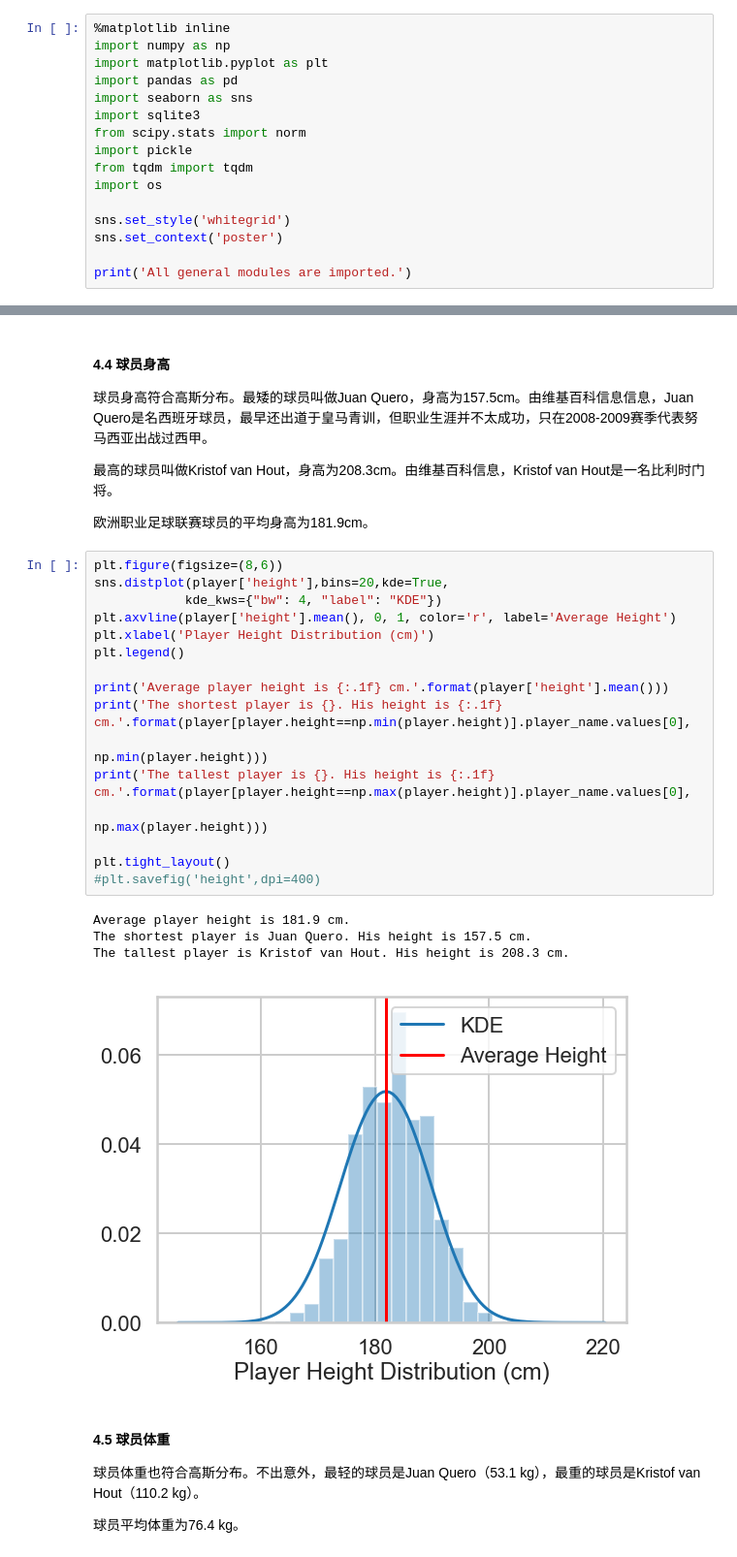
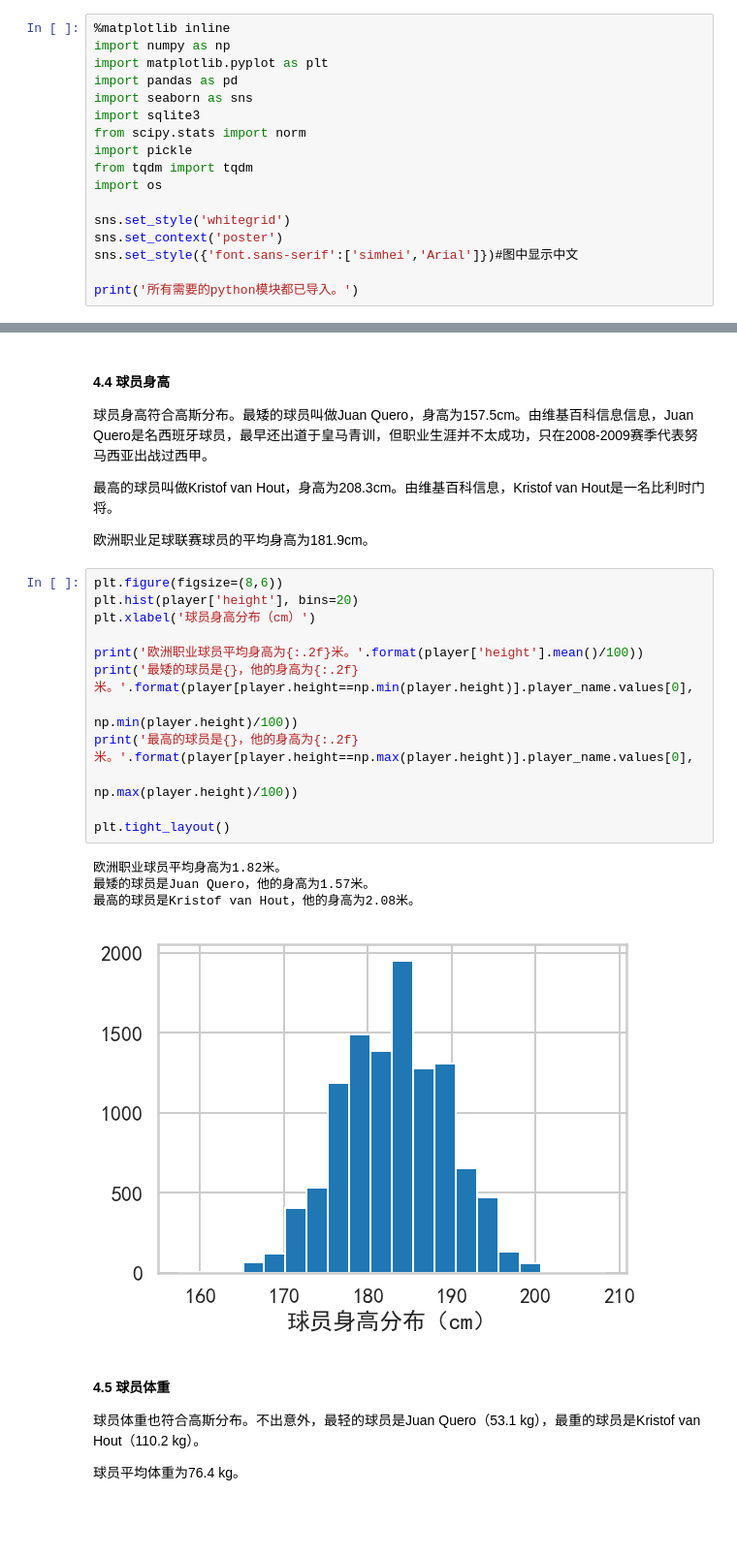
Before and after one commit to xzl524/football_data_analysis, a Jupyter notebook: projects/european_soccer_database_analysis/exploratory_data_analysis/exploratory_data_analysis_1_CN.ipynb, the cells around one changed output, grey strips where cells are left out. Shown at 97% size. Saved outputs shown, nothing was run; the diff lists cells and outputs as text; blank space fills up the shorter version.

```diff
--- a/projects/european_soccer_database_analysis/exploratory_data_analysis/exploratory_data_analysis_1_CN.ipynb
+++ b/projects/european_soccer_database_analysis/exploratory_data_analysis/exploratory_data_analysis_1_CN.ipynb
@@ -58,6 +58,7 @@ import os
 
 sns.set_style('whitegrid')
 sns.set_context('poster')
+sns.set_style({'font.sans-serif':['simhei','Arial']})#图中显示中文
 
-print('All general modules are imported.')
+print('所有需要的python模块都已导入。')
 # %% [output]
@@ -440,25 +449,21 @@ plt.tight_layout()
 欧洲职业足球联赛球员的平均身高为181.9cm。
 # %%
 plt.figure(figsize=(8,6))
-sns.distplot(player['height'],bins=20,kde=True,
-            kde_kws={"bw": 4, "label": "KDE"})
-plt.axvline(player['height'].mean(), 0, 1, color='r', label='Average Height')
-plt.xlabel('Player Height Distribution (cm)')
-plt.legend()
+plt.hist(player['height'], bins=20)
+plt.xlabel('球员身高分布（cm）')
 
-print('Average player height is {:.1f} cm.'.format(player['height'].mean()))
-print('The shortest player is {}. His height is {:.1f} cm.'.format(player[player.height==np.min(player.height)].player_name.values[0],
-                                                               np.min(player.height)))
-print('The tallest player is {}. His height is {:.1f} cm.'.format(player[player.height==np.max(player.height)].player_name.values[0],
-                                                              np.max(player.height)))
+print('欧洲职业球员平均身高为{:.2f}米。'.format(player['height'].mean()/100))
+print('最矮的球员是{}，他的身高为{:.2f}米。'.format(player[player.height==np.min(player.height)].player_name.values[0],
+                                                               np.min(player.height)/100))
+print('最高的球员是{}，他的身高为{:.2f}米。'.format(player[player.height==np.max(player.height)].player_name.values[0],
+                                                              np.max(player.height)/100))
 
 plt.tight_layout()
-#plt.savefig('height',dpi=400)
 # %% [output]
-Average player height is 181.9 cm.
-The shortest player is Juan Quero. His height is 157.5 cm.
-The tallest player is Kristof van Hout. His height is 208.3 cm.
+欧洲职业球员平均身高为1.82米。
+最矮的球员是Juan Quero，他的身高为1.57米。
+最高的球员是Kristof van Hout，他的身高为2.08米。
-[figure, old version]
+[figure, new version]
 # %% [markdown]
 #### 4.5 球员体重
 
```
Also changed, not shown: parts of 12 cells of this notebook.
